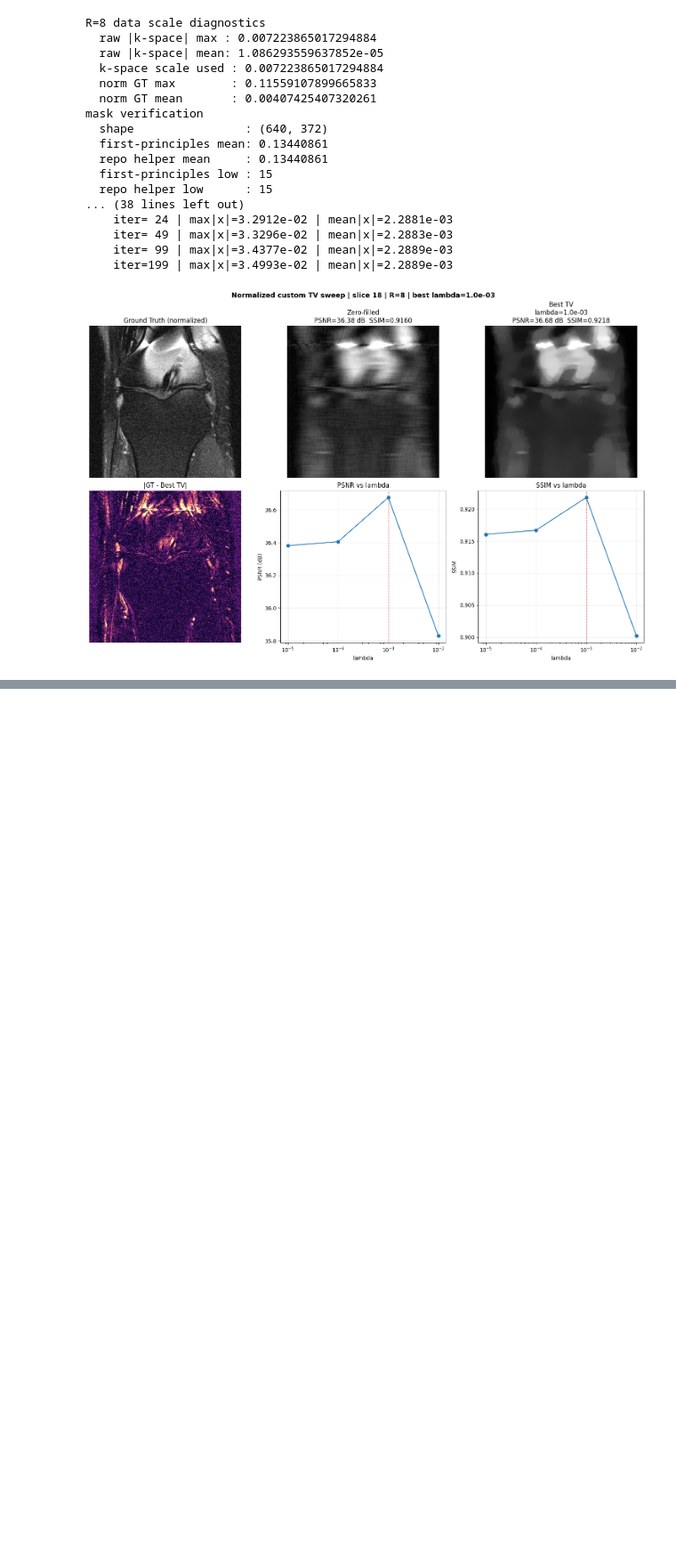
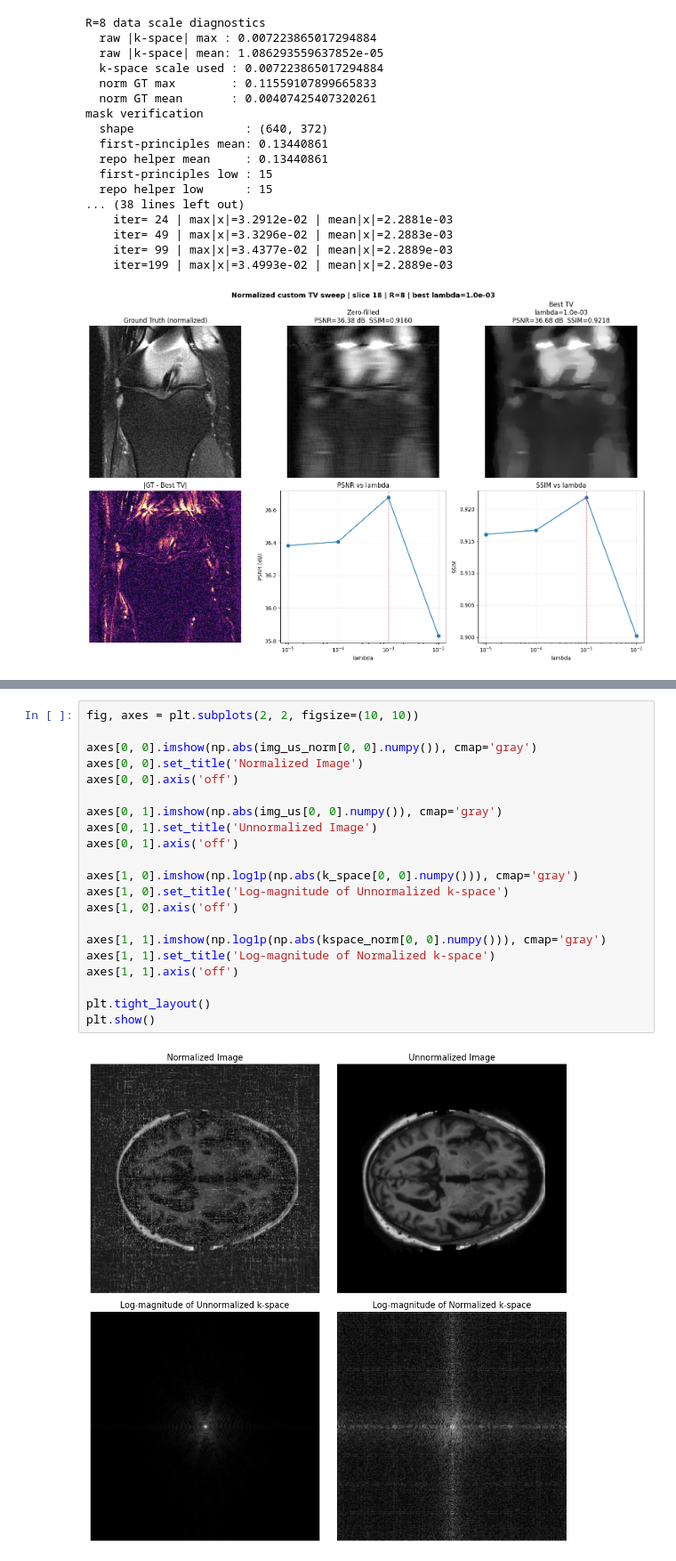
Before and after one commit to amlannag/MambaCS, a Jupyter notebook: notebooks/kspace_analysis.ipynb, the cells around one changed output, grey strips where cells are left out. Shown at 89% size. Saved outputs shown, nothing was run; the diff lists cells and outputs as text; blank space fills up the shorter version.

```diff
--- a/notebooks/kspace_analysis.ipynb
+++ b/notebooks/kspace_analysis.ipynb
@@ -450,0 +473,23 @@ Not found yet: ../Experiments/OASIS_kspace_axial_RoPE_complex_4x_lam1/metrics.js
+# %%
+fig, axes = plt.subplots(2, 2, figsize=(10, 10))
+
+axes[0, 0].imshow(np.abs(img_us_norm[0, 0].numpy()), cmap='gray')
+axes[0, 0].set_title('Normalized Image')
+axes[0, 0].axis('off')
+
+axes[0, 1].imshow(np.abs(img_us[0, 0].numpy()), cmap='gray')
+axes[0, 1].set_title('Unnormalized Image')
+axes[0, 1].axis('off')
+
+axes[1, 0].imshow(np.log1p(np.abs(k_space[0, 0].numpy())), cmap='gray')
+axes[1, 0].set_title('Log-magnitude of Unnormalized k-space')
+axes[1, 0].axis('off')
+
+axes[1, 1].imshow(np.log1p(np.abs(kspace_norm[0, 0].numpy())), cmap='gray')
+axes[1, 1].set_title('Log-magnitude of Normalized k-space')
+axes[1, 1].axis('off')
+
+plt.tight_layout()
+plt.show()
+# %% [output]
+[figure, added]
```
Also changed, not shown: parts of 5 cells of this notebook, 2 other files.
